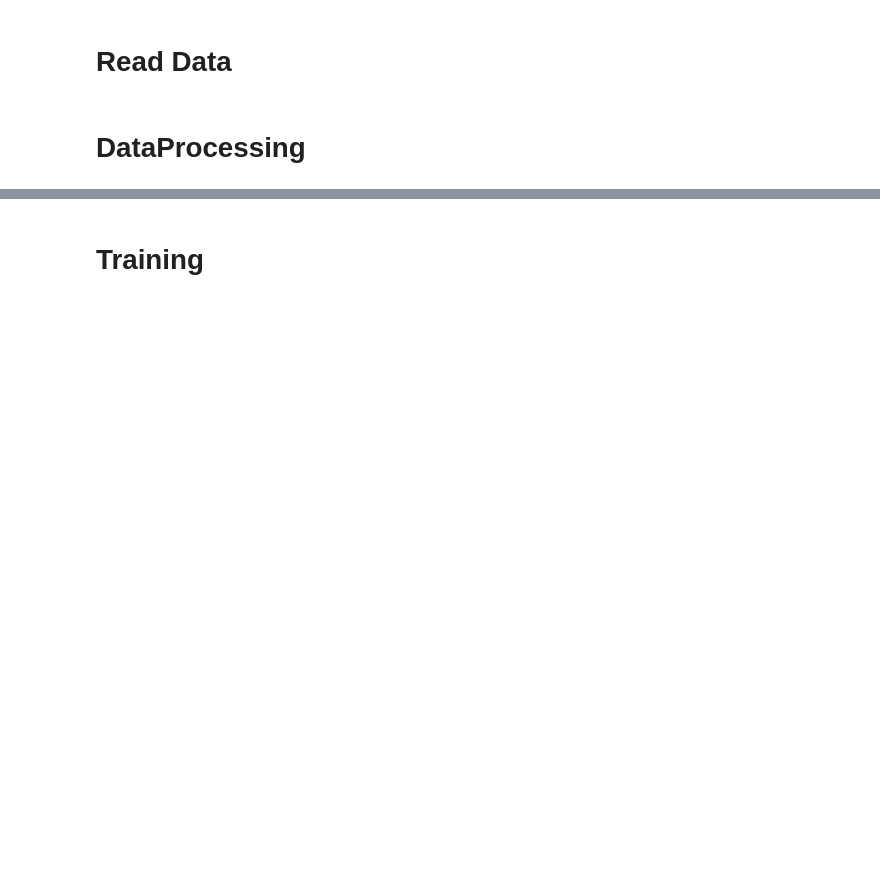
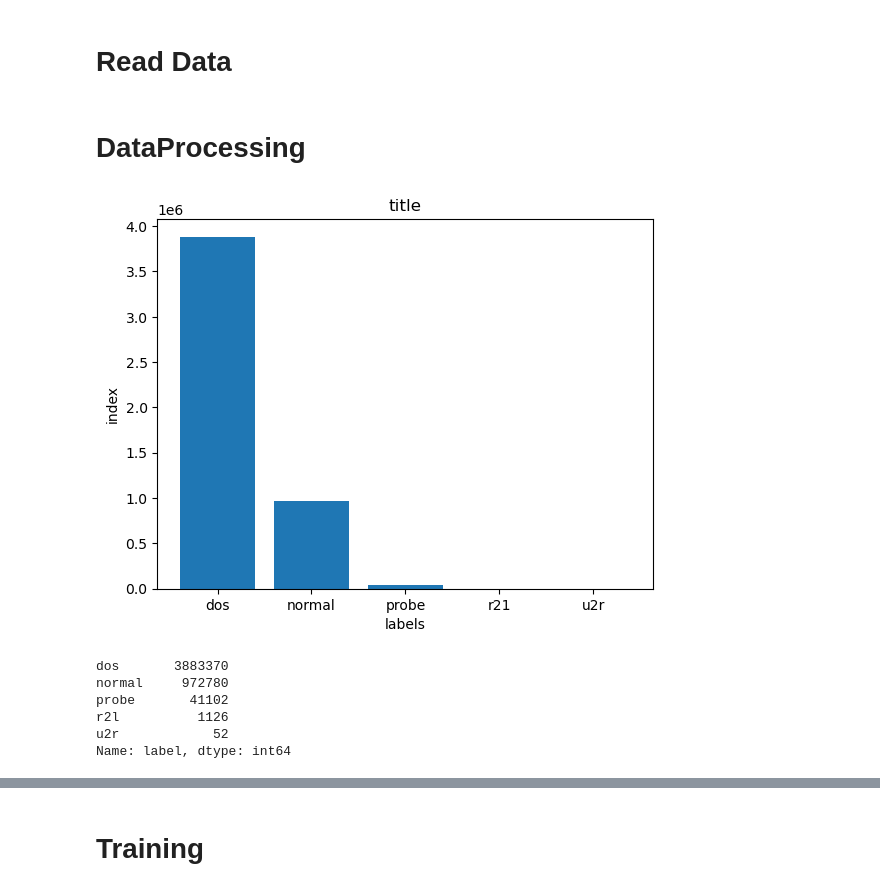
Before and after one commit to BlackLutos/MLFN_NYCU, a Jupyter notebook: LAB1/main.ipynb, the cells around one changed output, grey strips where cells are left out. Drawn from its saved outputs; the diff is of its cells as text; code cells hidden in the pictures; blank space fills up the shorter version.

```diff
--- a/LAB1/main.ipynb
+++ b/LAB1/main.ipynb
@@ -39,6 +40,29 @@ choices = ['dos', 'u2r', 'r2l', 'r2l', 'r2l', 'probe', 'dos', 'u2r', 'r2l', 'dos
 
 train_data['label'] = np.select(conditions, choices, default='normal')
 # train_data.to_csv("Dataset/kddcup.data_10_percent.csv")
+# %%
+train_data_rows = [i for i in train_data.head(len(train_data)).index]
+labels = train_data['label']
+labels_counts = labels.value_counts()
+labels_nums = {"dos":labels_counts[0],"normal":labels_counts[1],"probe":labels_counts[2],"r21":labels_counts[3],"u2r":labels_counts[4]}
+labels_keys = [i for i in labels_nums.keys()]
+labels_values = [i for i in labels_nums.values()]
+x = np.arange(len(labels_keys))
+
+plt.bar(x, labels_values)
+plt.xticks(x, labels_keys)
+plt.xlabel('labels')
+plt.ylabel('index')
+plt.title('title')
+plt.show()
+# %% [output]
+[figure, added]
+dos       3883370
+normal     972780
+probe       41102
+r2l          1126
+u2r            52
+Name: label, dtype: int64
 # %%
 conditions = [(test_data['attack_types'] == 'back.'),
 (test_data['attack_types'] == 'buffer_overflow.'), (test_data['attack_types'] == 'ftp_write.'),
```
Also changed, not shown: parts of 18 cells of this notebook.
